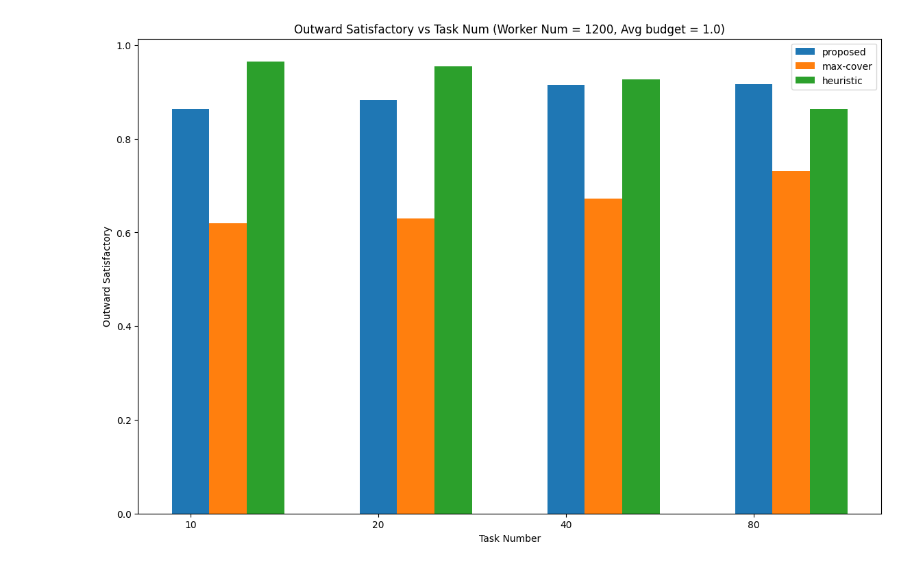
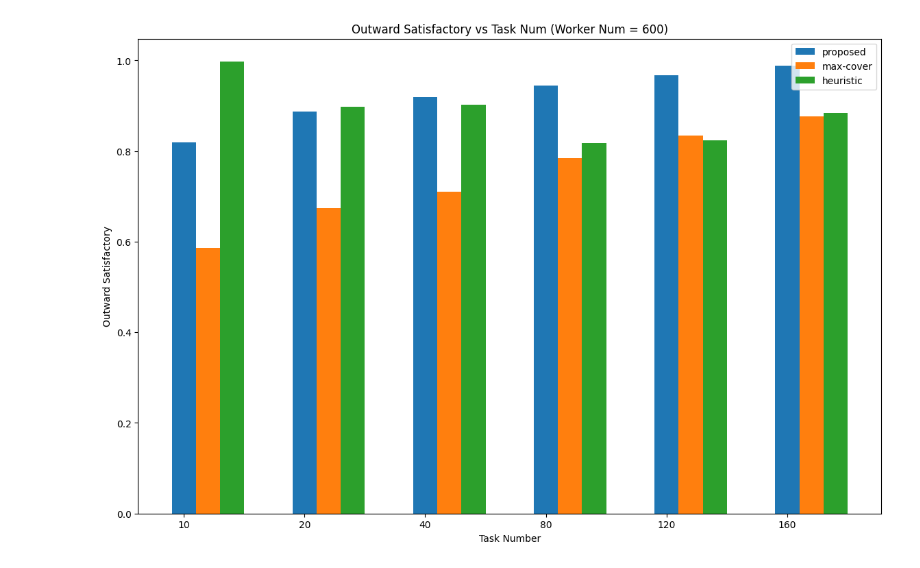
Before and after one commit to braisedp/CCTA, a Jupyter notebook: experiment/estimate_result.ipynb, the cells around one changed output. Saved outputs shown, nothing was run; the diff lists cells and outputs as text; code cells hidden in the pictures.

```diff
--- a/experiment/estimate_result.ipynb
+++ b/experiment/estimate_result.ipynb
@@ -1,38 +1,37 @@
 # %%
 import pandas as pd
-avg_budget = 1.0
-worker_num = 1200
-df = pd.read_csv('./result/dash_result.csv')
-df = df[(df['avg-budget'] == avg_budget)&(df['worker']== worker_num)]
+
+worker_num = 600
+df = pd.read_csv('./result/dash_result_fairness.csv')
+df = df[df['worker']== worker_num]
 df1 = df.groupby(['method','task'])['fairness-pairwise'].agg(['mean','max','min']).reset_index()
+import numpy as np
+import matplotlib.pyplot as plt
+
+methods = ['budget','max-cover','heuristic']
+labels = ['proposed','max-cover','heuristic']
+bar_width = 0.2
+
+# 设置位置偏移，以便将直方图居中显示
+bar_positions = range(len(df1['task'].unique()))
+# 绘制折线图
+plt.figure(figsize=(14, 9))
+x_labels = [10,20,40,80,120,160]
+plt.xticks(bar_positions,x_labels)
+
+for i,method in enumerate(methods):
+    method_data = df1[df1['method'] == method]
+    current_bar_positions = [pos + i * bar_width for pos in bar_positions]
+    plt.bar(current_bar_positions, method_data['mean'],width = bar_width,label=labels[i])
+
+# 添加标签和图例
+plt.xlabel('Task Number')
+plt.ylabel('Outward Satisfactory')
+plt.title('Outward Satisfactory vs Task Num (Worker Num = {})'.format(worker_num))
+plt.legend()
+
+# 显示图形
+plt.show()
+# %% [output]
+[figure, added]
-# %%
-import numpy as np
-import matplotlib.pyplot as plt
-
-methods = ['budget','max-cover','heuristic']
-labels = ['proposed','max-cover','heuristic']
-bar_width = 0.2
-
-# 设置位置偏移，以便将直方图居中显示
-bar_positions = range(len(df1['task'].unique()))
-# 绘制折线图
-plt.figure(figsize=(14, 9))
-x_labels = [10,20,40,80]
-plt.xticks(bar_positions,x_labels)
-
-for i,method in enumerate(methods):
-    method_data = df1[df1['method'] == method]
-    current_bar_positions = [pos + i * bar_width for pos in bar_positions]
-    plt.bar(current_bar_positions, method_data['mean'],width = bar_width,label=labels[i])
-
-# 添加标签和图例
-plt.xlabel('Task Number')
-plt.ylabel('Outward Satisfactory')
-plt.title('Outward Satisfactory vs Task Num (Worker Num = {}, Avg budget = {})'.format(worker_num,avg_budget))
-plt.legend()
-
-# 显示图形
-plt.show()
-# %% [output]
-[figure, removed]
 # %%
```
Also changed, not shown: parts of 1 cell of this notebook, 16 other files.
